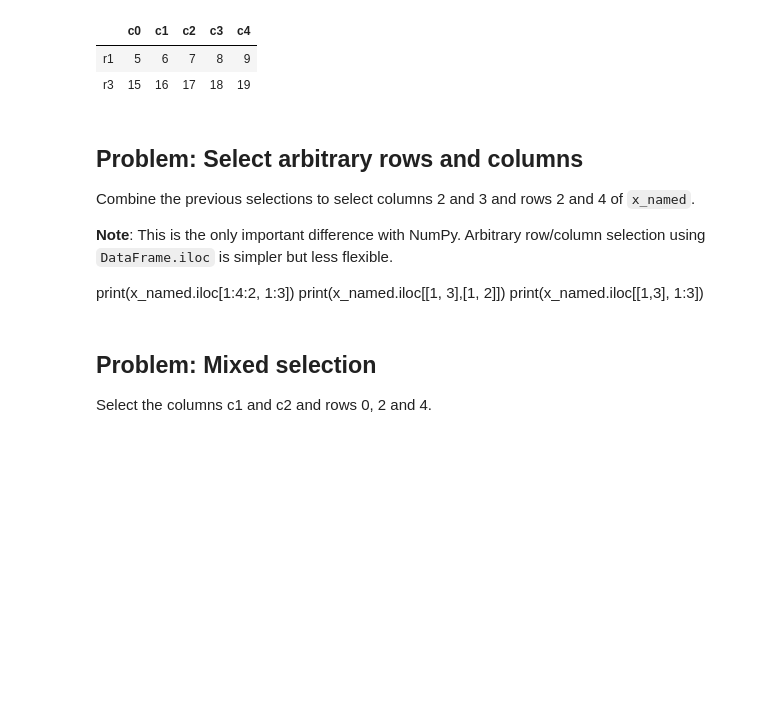
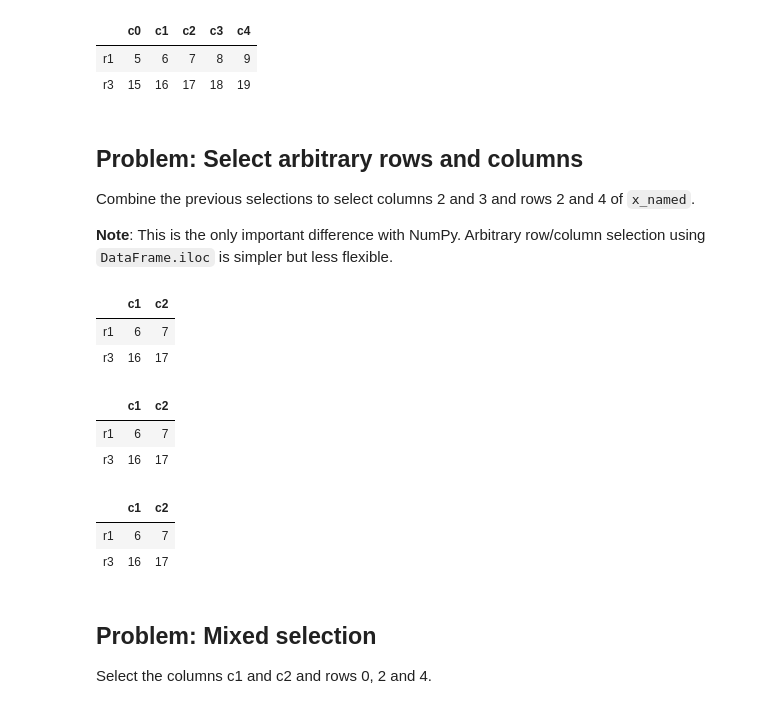
Before and after one commit to bashtage/python-introduction, a Jupyter notebook: solutions/introduction/lesson-12.ipynb, the cells around one changed output. Drawn from its saved outputs; the diff is of its cells as text; code cells hidden in the pictures; blank space fills up the shorter version.

```diff
--- a/solutions/introduction/lesson-12.ipynb
+++ b/solutions/introduction/lesson-12.ipynb
@@ -173,10 +175,24 @@ of `x_named`.
 
 **Note**: This is the only important difference with NumPy.  Arbitrary
 row/column selection using `DataFrame.iloc` is simpler but less flexible.
-
-print(x_named.iloc[1:4:2, 1:3])
-print(x_named.iloc[[1, 3],[1, 2]])
-print(x_named.iloc[[1,3], 1:3])
+# %%
+x_named.iloc[1:4:2, 1:3]
+# %% [output]
+|  | c1 | c2 |
+| r1 | 6 | 7 |
+| r3 | 16 | 17 |
+# %%
+x_named.iloc[[1, 3],[1, 2]]
+# %% [output]
+|  | c1 | c2 |
+| r1 | 6 | 7 |
+| r3 | 16 | 17 |
+# %%
+x_named.iloc[[1,3], 1:3]
+# %% [output]
+|  | c1 | c2 |
+| r1 | 6 | 7 |
+| r3 | 16 | 17 |
 # %% [markdown]
 ## Problem: Mixed selection
 
```
Also changed, not shown: parts of 5 cells of this notebook, 8 other files.
